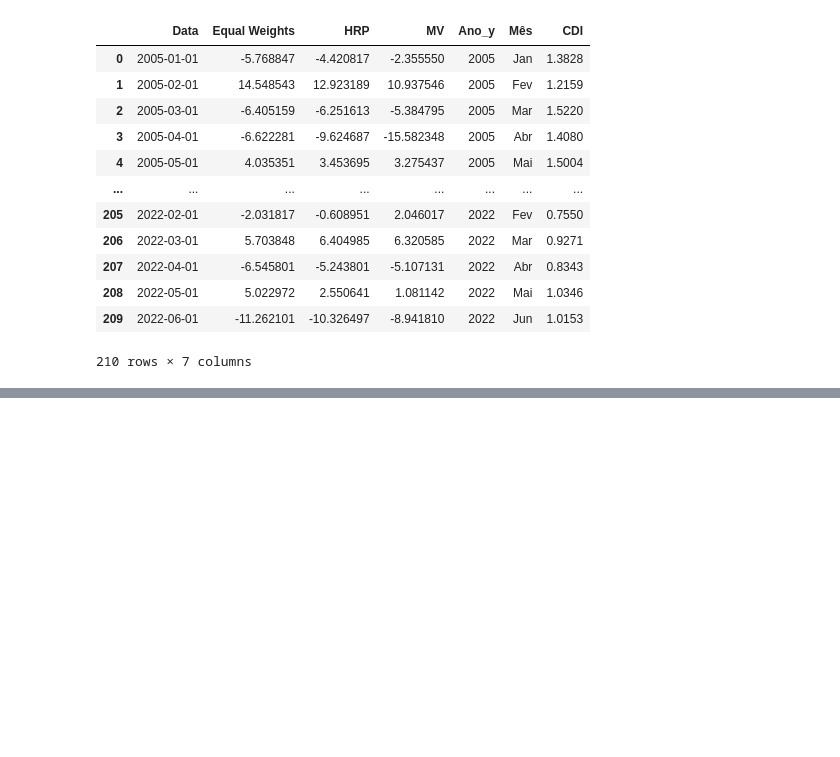
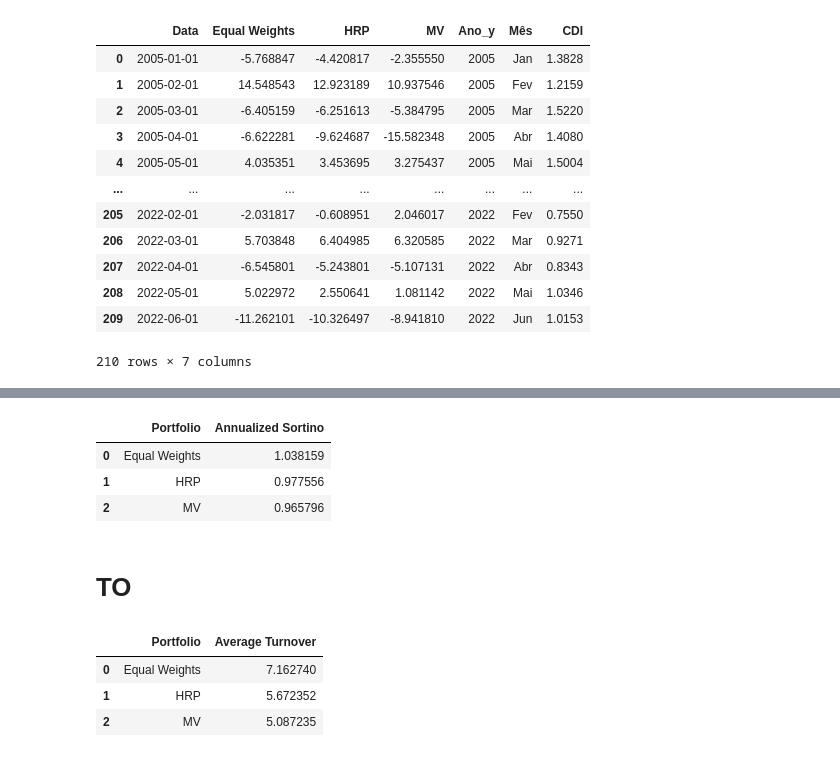
Before and after one commit to felipereis150/BrazilianHRP, a Jupyter notebook: DataViz.ipynb, the cells around one changed output, grey strips where cells are left out. Cells and saved outputs as stored; diff of their text form; code cells hidden in the pictures; blank space fills up the shorter version.

```diff
--- a/DataViz.ipynb
+++ b/DataViz.ipynb
@@ -166,0 +212,29 @@ display(sharpe_ratio_Equal_Weights)
+# %%
+def annualized_sortino(df, col, mar):
+  df['excess_returns'] = df[col] - mar
+  mean_excess_returns = df['excess_returns'].mean()
+  std_negative_excess_returns = df[df['excess_returns'] < 0]['excess_returns'].std()
+  sortino_ratio = mean_excess_returns / std_negative_excess_returns
+  annualized_sortino = sqrt(12) * sortino_ratio
+
+  return annualized_sortino
+# %%
+sortino_df = pd.DataFrame(columns=['Portfolio', 'Annualized Sortino'])
+
+mar = 0.005
+columns = ['Equal Weights', 'HRP', 'MV']
+
+# Calculate the annualized Sortino ratio for each column
+for col in columns:
+    sortino = annualized_sortino(df, col, mar)
+    row = {'Portfolio': col, 'Annualized Sortino': sortino}
+    sortino_df = sortino_df.append(row, ignore_index=True)
+
+sortino_df
+# %% [output]
+|  | Portfolio | Annualized Sortino |
+| 0 | Equal Weights | 1.038159 |
+| 1 | HRP | 0.977556 |
+| 2 | MV | 0.965796 |
+# %% [markdown]
+# TO
@@ -166,0 +250,16 @@ display(sharpe_ratio_Equal_Weights)
+# %%
+turnover_df = pd.DataFrame(columns=['Portfolio', 'Average Turnover'])
+columns = ['Equal Weights', 'HRP', 'MV']
+
+for col in columns:
+    turnover = average_portfolio_turnover(df, col)
+    # Create a new row with the column name and the average portfolio turnover
+    row = {'Portfolio': col, 'Average Turnover': turnover}
+    # Append the row to the results DataFrame
+    turnover_df = turnover_df.append(row, ignore_index=True)
+turnover_df
+# %% [output]
+|  | Portfolio | Average Turnover |
+| 0 | Equal Weights | 7.162740 |
+| 1 | HRP | 5.672352 |
+| 2 | MV | 5.087235 |
```
Also changed, not shown: parts of 14 cells of this notebook, 1 other file.
